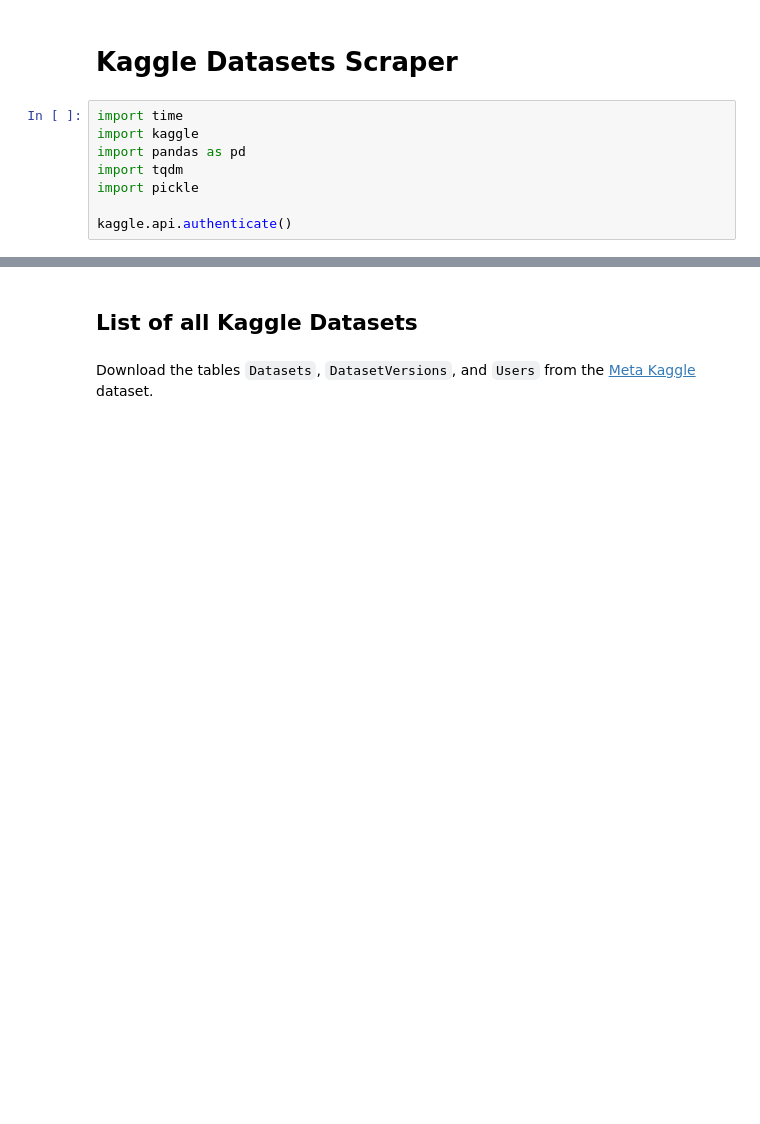
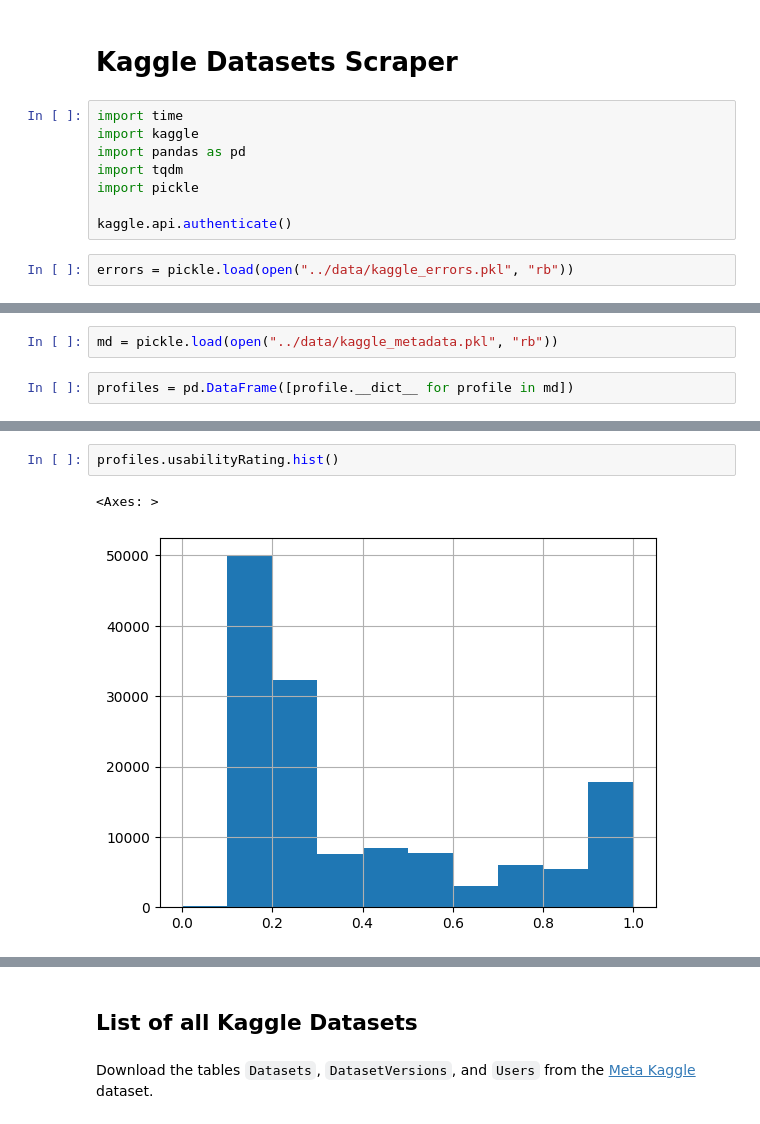
Before and after one commit to lbhm/dataset-scrapers, a Jupyter notebook: scrapers/kaggle.ipynb, the cells around one changed output, grey strips where cells are left out. Saved outputs shown, nothing was run; the diff lists cells and outputs as text; blank space fills up the shorter version.

```diff
--- a/scrapers/kaggle.ipynb
+++ b/scrapers/kaggle.ipynb
@@ -8,3 +8,5 @@ import tqdm
 import pickle
 
 kaggle.api.authenticate()
+# %%
+errors = pickle.load(open("../data/kaggle_errors.pkl", "rb"))
@@ -10,0 +46,4 @@ kaggle.api.authenticate()
+# %%
+md = pickle.load(open("../data/kaggle_metadata.pkl", "rb"))
+# %%
+profiles = pd.DataFrame([profile.__dict__ for profile in md])
@@ -10,0 +70,5 @@ kaggle.api.authenticate()
+# %%
+profiles.usabilityRating.hist()
+# %% [output]
+<Axes: >
+[figure, added]
```
Also changed, not shown: parts of 22 cells of this notebook, 5 other files.
